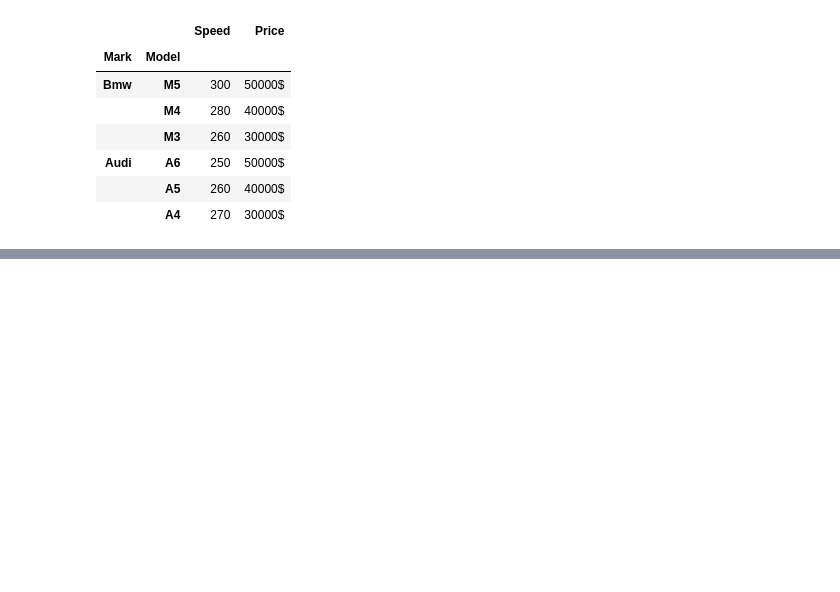
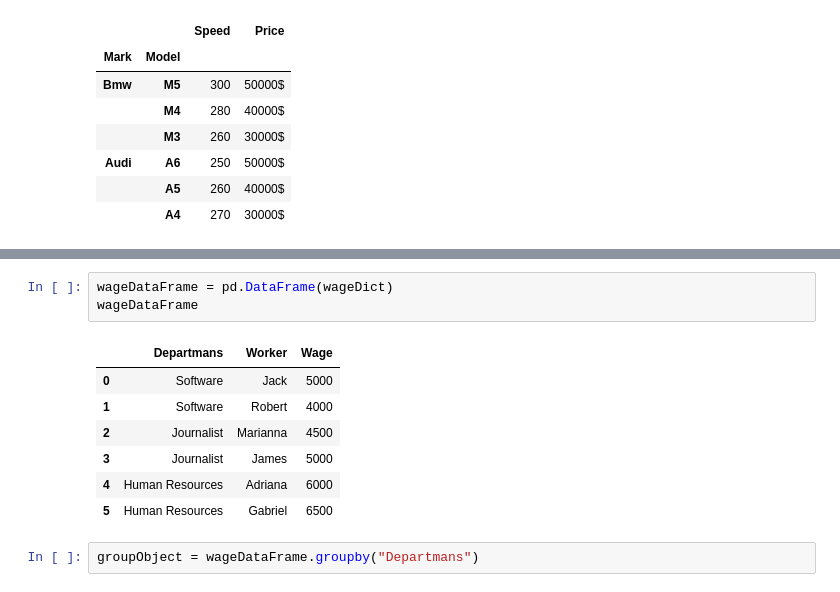
Before and after one commit to anildursunipek/python-modules, a Jupyter notebook: pandas/pandas.ipynb, the cells around one changed output, grey strips where cells are left out. Saved outputs shown, nothing was run; the diff lists cells and outputs as text; blank space fills up the shorter version.

```diff
--- a/pandas/pandas.ipynb
+++ b/pandas/pandas.ipynb
@@ -294,0 +389,13 @@ carDataFrame
+# %%
+wageDataFrame = pd.DataFrame(wageDict)
+wageDataFrame
+# %% [output]
+|  | Departmans | Worker | Wage |
+| 0 | Software | Jack | 5000 |
+| 1 | Software | Robert | 4000 |
+| 2 | Journalist | Marianna | 4500 |
+| 3 | Journalist | James | 5000 |
+| 4 | Human Resources | Adriana | 6000 |
+| 5 | Human Resources | Gabriel | 6500 |
+# %%
+groupObject = wageDataFrame.groupby("Departmans")
```
Also changed, not shown: parts of 63 cells of this notebook.
